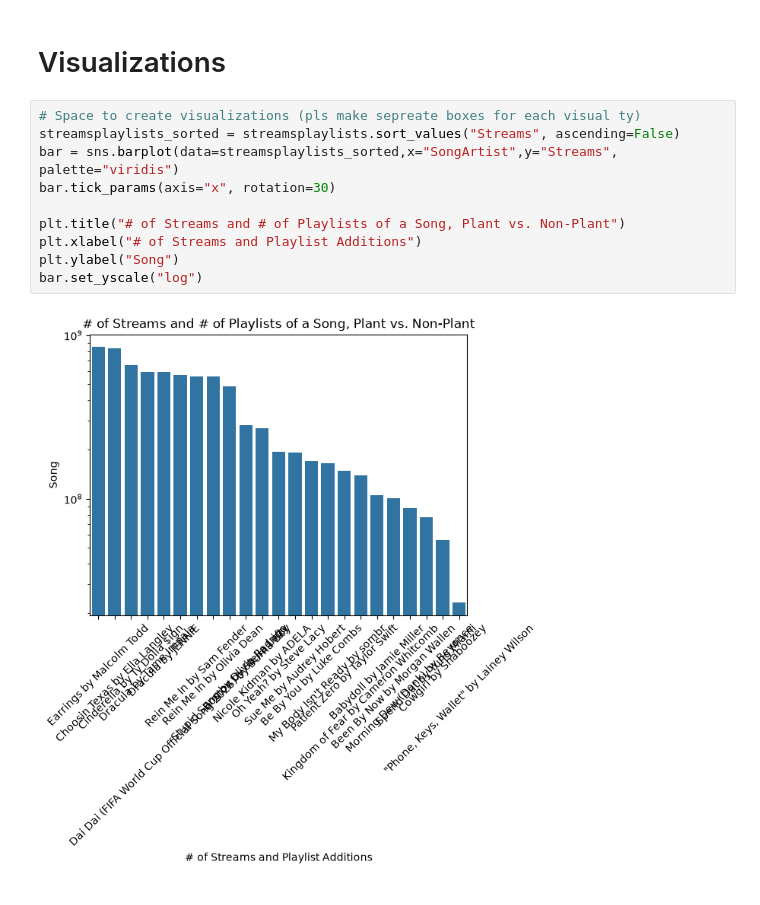
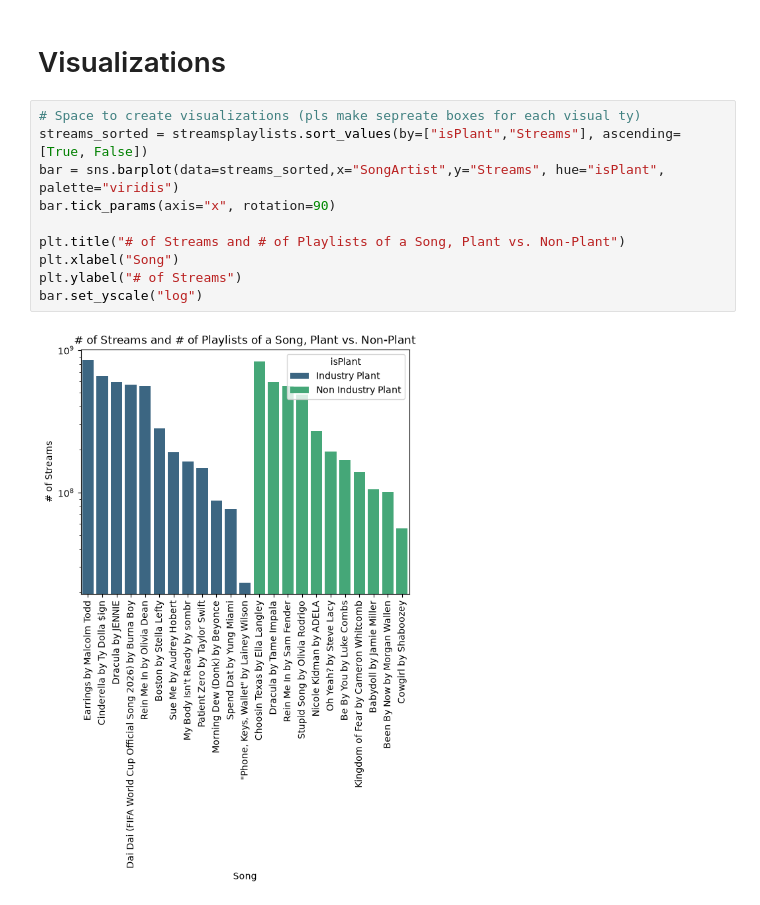
Before and after one commit to lfern101/CS418-Project, a Jupyter notebook: project_workspace_dylan.ipynb, the cells around one changed output. Cells and saved outputs as stored; diff of their text form.

Commit message:
Finished visualizations for streams and playlists

```diff
--- a/project_workspace_dylan.ipynb
+++ b/project_workspace_dylan.ipynb
@@ -87,13 +87,13 @@ streamsplaylists
 # Visualizations
 # %%
 # Space to create visualizations (pls make sepreate boxes for each visual ty)
-streamsplaylists_sorted = streamsplaylists.sort_values("Streams", ascending=False)
-bar = sns.barplot(data=streamsplaylists_sorted,x="SongArtist",y="Streams", palette="viridis")
-bar.tick_params(axis="x", rotation=30)
+streams_sorted = streamsplaylists.sort_values(by=["isPlant","Streams"], ascending=[True, False])
+bar = sns.barplot(data=streams_sorted,x="SongArtist",y="Streams", hue="isPlant", palette="viridis")
+bar.tick_params(axis="x", rotation=90)
 
 plt.title("# of Streams and # of Playlists of a Song, Plant vs. Non-Plant")
-plt.xlabel("# of Streams and Playlist Additions")
-plt.ylabel("Song")
+plt.xlabel("Song")
+plt.ylabel("# of Streams")
 bar.set_yscale("log")
 # %% [output]
-[figure, old version]
+[figure, new version]
```
Also changed, not shown: parts of 1 cell of this notebook.
